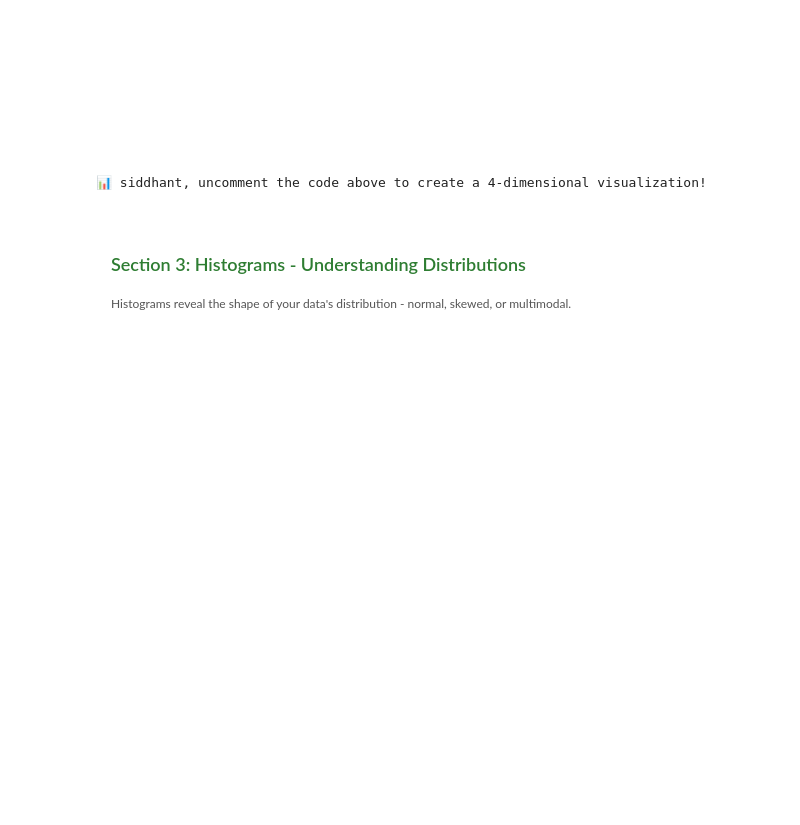
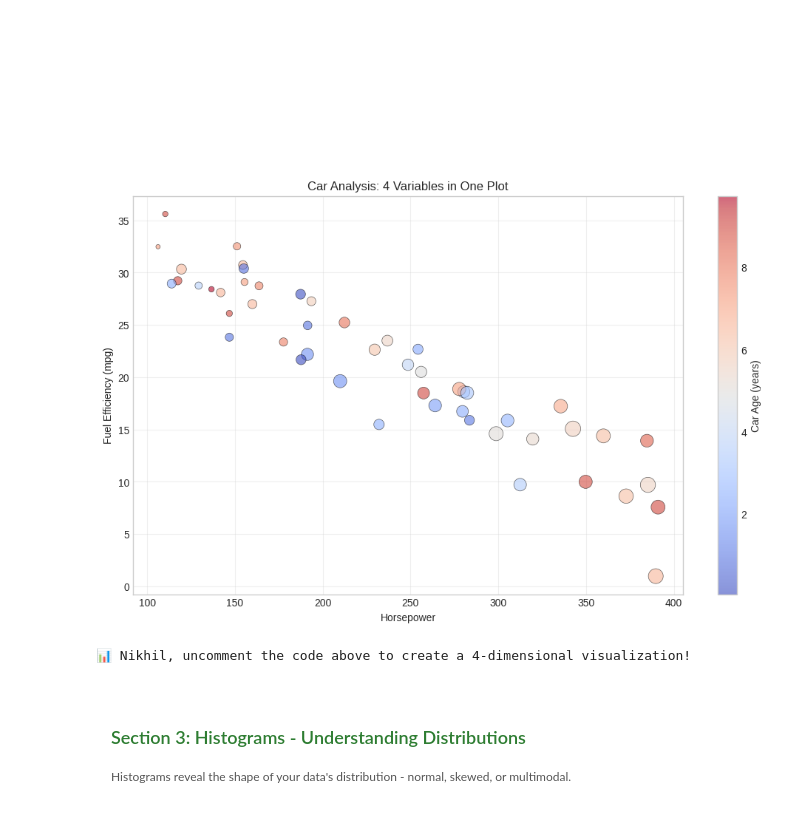
Before and after one commit to Nikhil-Kudupudi/StoryTellingWithData, a Jupyter notebook: Lab_03_Grammar_Graphics.ipynb, the cells around one changed output. Saved outputs shown, nothing was run; the diff lists cells and outputs as text; code cells hidden in the pictures; blank space fills up the shorter version.

```diff
--- a/Lab_03_Grammar_Graphics.ipynb
+++ b/Lab_03_Grammar_Graphics.ipynb
@@ -273,48 +273,49 @@ The correlation coefficient of 0.944 indicates a strong positive relationship. L
 # Task: Create scatter plot with 4 variables
 # ============================================
 
 # Data: Car features
 np.random.seed(42)
 n_cars = 50
 horsepower = np.random.uniform(100, 400, n_cars)
 fuel_efficiency = 40 - 0.08 * horsepower + np.random.normal(0, 3, n_cars)
 price = horsepower * 100 + np.random.normal(0, 5000, n_cars)
 age = np.random.uniform(0, 10, n_cars)
 
 # TODO: Create figure
-# plt.figure(figsize=(12, 7))
+plt.figure(figsize=(12, 7))
 
 # TODO: Create scatter plot with:
 # - X-axis: horsepower
 # - Y-axis: fuel_efficiency
 # - Color: age (use c=age, cmap='coolwarm')
 # - Size: price (use s=price/200)
-# scatter = plt.scatter(???, ???,
-#                      c=???,
-#                      s=???,
-#                      cmap='???',
-#                      alpha=0.6,
-#                      edgecolors='black',
-#                      linewidth=0.5)
+scatter = plt.scatter(horsepower, fuel_efficiency,
+                     c=age,
+                     s=price/200,
+                     cmap='coolwarm',
+                     alpha=0.6,
+                     edgecolors='black',
+                     linewidth=0.5)
 
 # TODO: Add colorbar to show age scale
-# plt.colorbar(scatter, label='Car Age (years)')
+plt.colorbar(scatter, label='Car Age (years)')
 
 # TODO: Add labels and title
-# plt.title('Car Analysis: 4 Variables in One Plot')
-# plt.xlabel('Horsepower')
-# plt.ylabel('Fuel Efficiency (mpg)')
+plt.title('Car Analysis: 4 Variables in One Plot')
+plt.xlabel('Horsepower')
+plt.ylabel('Fuel Efficiency (mpg)')
 
-# plt.grid(True, alpha=0.3)
-# plt.show()
+plt.grid(True, alpha=0.3)
+plt.show()
 
 print(f"📊 {student_name}, uncomment the code above to create a 4-dimensional visualization!")
 
 # pretty_print("Exercise Complete!",
 #              "Excellent! You've encoded horsepower (x), efficiency (y), age (color), and price (size) in one plot!",
 #              'success')
 # %% [output]
+[figure, added]
-📊 siddhant, uncomment the code above to create a 4-dimensional visualization!
+📊 Nikhil, uncomment the code above to create a 4-dimensional visualization!
 # %% [markdown]
 <div style="background: linear-gradient(90deg, #e8f5e9 0%, #c8e6c9 100%); padding: 15px; border-radius: 5px; margin: 20px 0;">
     <h2 style="color: #2e7d32; font-size: 18px; margin: 0;">Section 3: Histograms - Understanding Distributions</h2>
```
Also changed, not shown: parts of 5 cells of this notebook.
